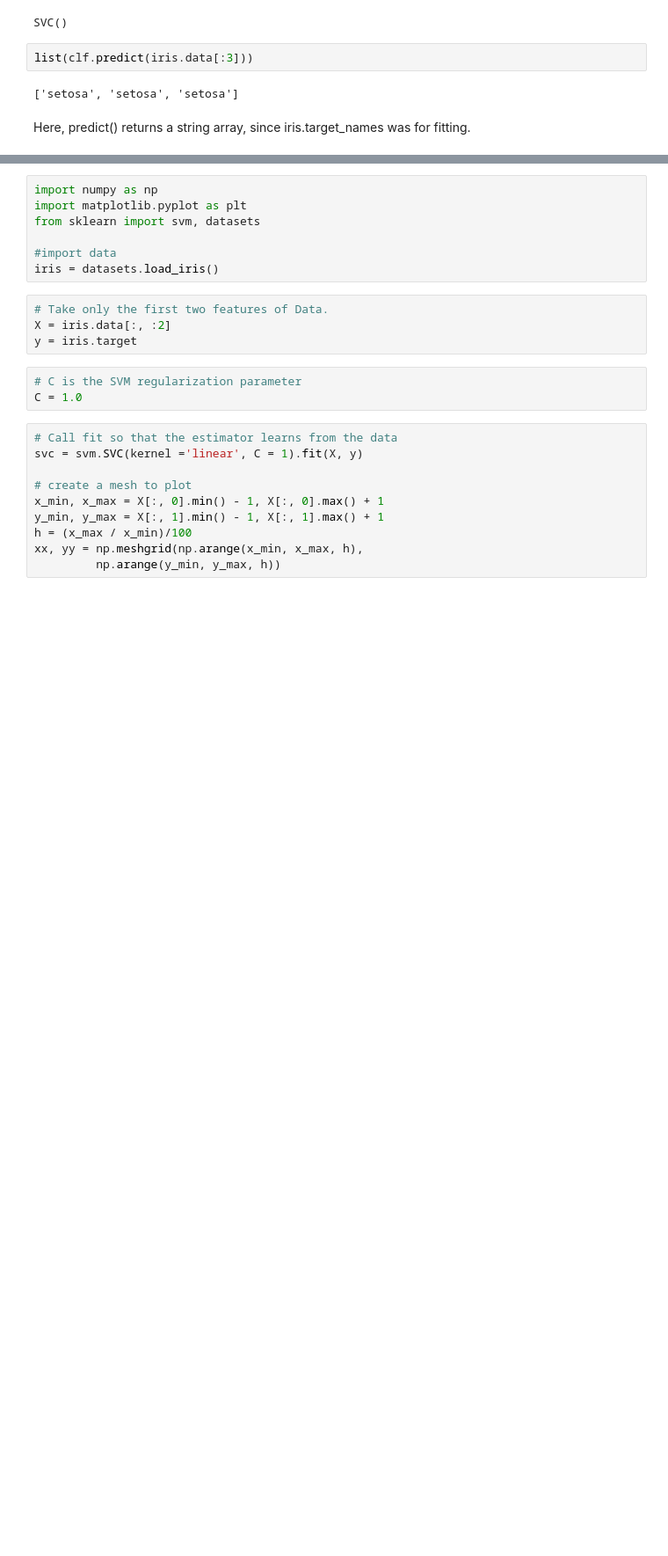
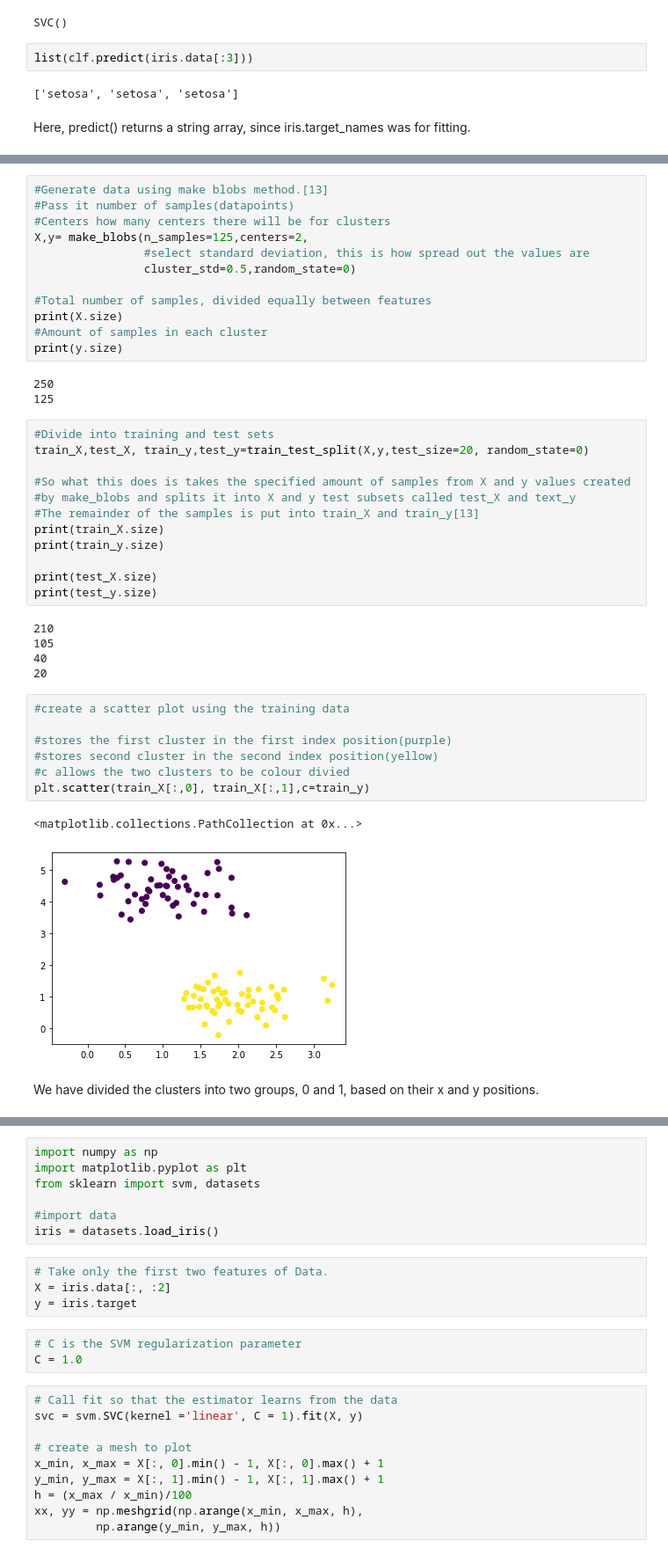
Before and after one commit to antongolubev12/emergingTech, a Jupyter notebook: scikit-learn.ipynb, the cells around one changed output, grey strips where cells are left out. Shown: that part at 88% size. Saved outputs shown, nothing was run; the diff lists cells and outputs as text; blank space fills up the shorter version.

Commit message:
added example of using SVM to classify data

```diff
--- a/scikit-learn.ipynb
+++ b/scikit-learn.ipynb
@@ -132,0 +135,44 @@ The main advantage of using a linear kernel is that the training process is fast
+# %%
+#Generate data using make blobs method.[13]
+#Pass it number of samples(datapoints)
+#Centers how many centers there will be for clusters
+X,y= make_blobs(n_samples=125,centers=2,
+                #select standard deviation, this is how spread out the values are
+                cluster_std=0.5,random_state=0)
+
+#Total number of samples, divided equally between features
+print(X.size)
+#Amount of samples in each cluster
+print(y.size)
+# %% [output]
+250
+125
+# %%
+#Divide into training and test sets
+train_X,test_X, train_y,test_y=train_test_split(X,y,test_size=20, random_state=0)
+
+#So what this does is takes the specified amount of samples from X and y values created
+#by make_blobs and splits it into X and y test subsets called test_X and text_y
+#The remainder of the samples is put into train_X and train_y[13]
+print(train_X.size)
+print(train_y.size)
+
+print(test_X.size)
+print(test_y.size)
+# %% [output]
+210
+105
+40
+20
+# %%
+#create a scatter plot using the training data
+
+#stores the first cluster in the first index position(purple)
+#stores second cluster in the second index position(yellow)
+#c allows the two clusters to be colour divied
+plt.scatter(train_X[:,0], train_X[:,1],c=train_y)
+# %% [output]
+<matplotlib.collections.PathCollection at 0x...>
+[figure, added]
+# %% [markdown]
+We have divided the clusters into two groups, 0 and 1, based on their x and y positions.
```
Also changed, not shown: parts of 13 cells of this notebook.
